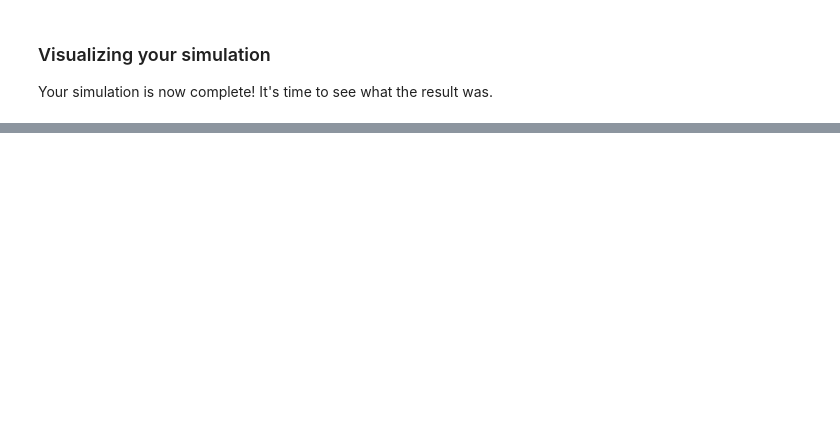
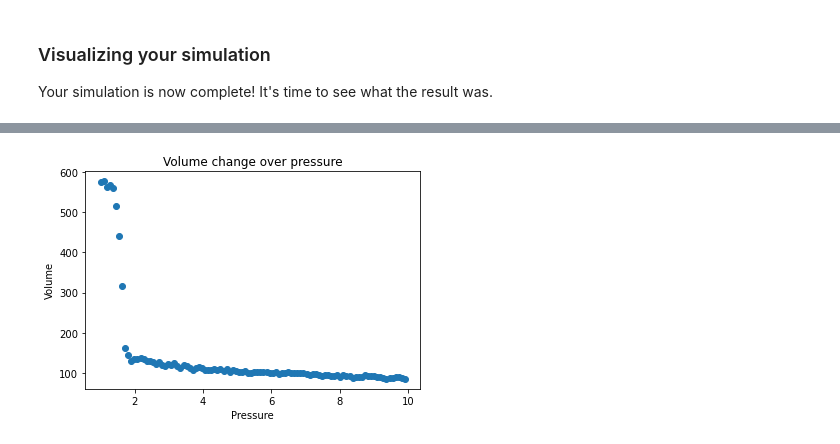
Before and after one commit to mmartirossyan/CCMR-CapeCrystal, a Jupyter notebook: mixed_shapes_2d.ipynb, the cells around one changed output, grey strips where cells are left out. Saved outputs shown, nothing was run; the diff lists cells and outputs as text; code cells hidden in the pictures; blank space fills up the shorter version.

```diff
--- a/mixed_shapes_2d.ipynb
+++ b/mixed_shapes_2d.ipynb
@@ -305,12 +354,11 @@ data = np.loadtxt('log.txt',skiprows=1)
 # %%
-# Volume changes with time
+#Cell 18
+# Volume changes with pressure
 
-time = data[:,0]
-lx = data[:,5]
-volume = lx ** 3
-
-pp.scatter(time, volume);
-pp.title('Volume change over timesteps');
-pp.xlabel('Steps');
+pp.scatter(pressure, volume);
+pp.title('Volume change over pressure');
+pp.xlabel('Pressure');
 pp.ylabel('Volume');
+# %% [output]
+[figure, added]
 # %%
```
Also changed, not shown: parts of 31 cells of this notebook, 8 other files.
